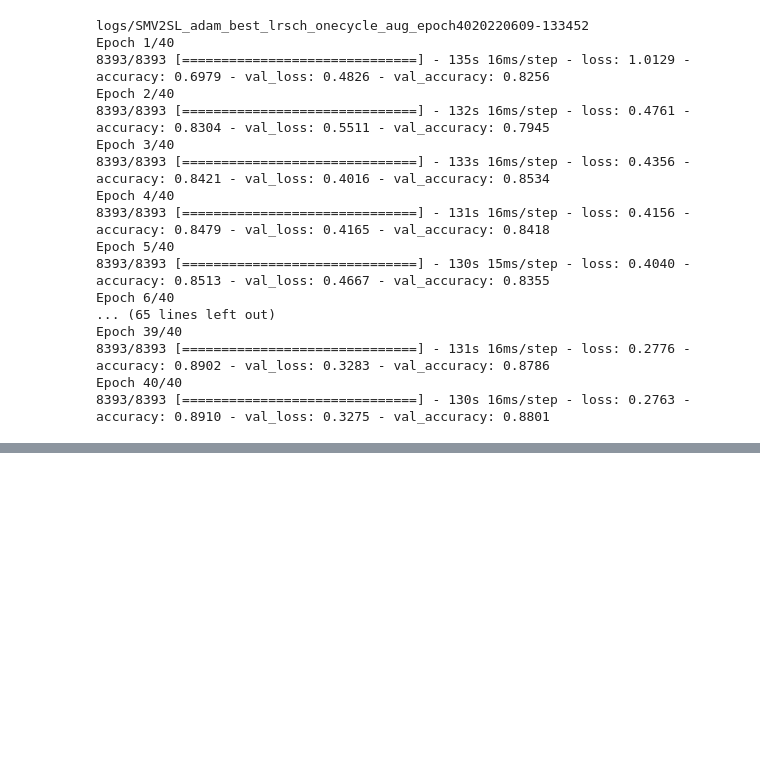
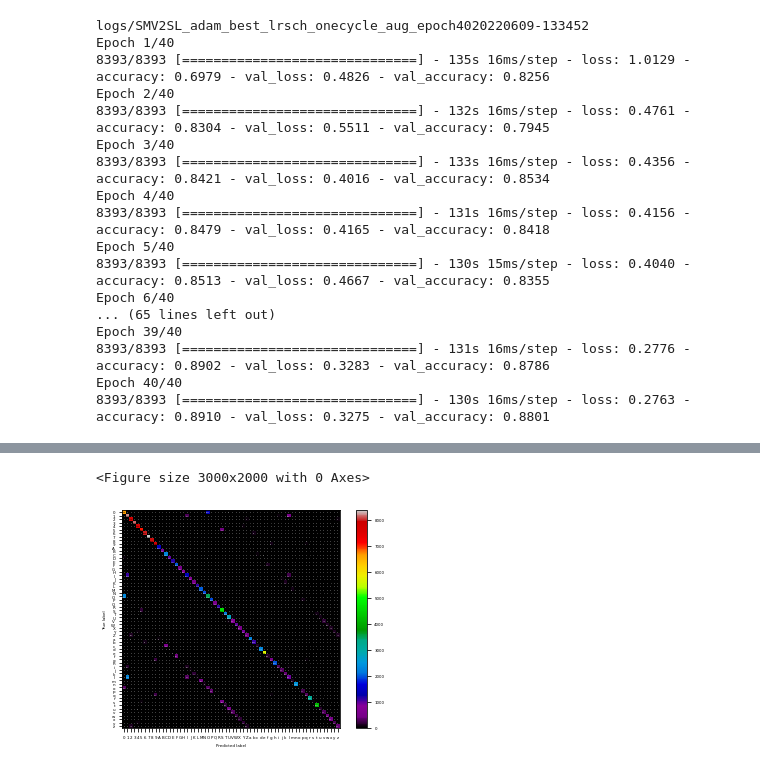
Before and after one commit to mjcart/2022-ANN-project, a Jupyter notebook: SHY/SMV2SL.ipynb, the cells around one changed output, grey strips where cells are left out. Saved outputs shown, nothing was run; the diff lists cells and outputs as text; code cells hidden in the pictures; blank space fills up the shorter version.

Commit message:
SMV2_SL(confusion_matrix, tensorboard)

```diff
--- a/SHY/SMV2SL.ipynb
+++ b/SHY/SMV2SL.ipynb
@@ -280,4 +280,4 @@ Epoch 40/40
 # %%
 smv2_SL.save("SMV2SL_adam_best_lrsch_onecycle_aug_epoch40.h5")
 # %%
-smv2_SL_best=keras.models.load_model("SMV2SL_adam_best_lrsch_onecycle_aug_epoch40.h5",custiom_objects={"Inveted_Residual_Block":Inveted_Residual_Block})
+smv2_SL_best=keras.models.load_model("SMV2SL_adam_best_lrsch_onecycle_aug_epoch40.h5",custom_objects={"Inveted_Residual_Block":Inveted_Residual_Block})
@@ -291,0 +296,23 @@ smv2_l_best.evaluate(X_valid_final,y_valid)
+# %%
+import matplotlib.pyplot as plt
+from sklearn.datasets import make_classification
+from sklearn.metrics import confusion_matrix, ConfusionMatrixDisplay
+
+mpl.rc('axes', labelsize=4)
+mpl.rc('xtick', labelsize=4)
+mpl.rc('ytick', labelsize=4)
+mpl.rc('font',size=1.5)
+
+label=['0','1','2','3','4','5','6','7','8','9','A','B','C','D','E','F','G','H','I','J','K','L','M','N','O','P','Q','R','S','T','U','V','W','X','Y','Z','a','b','c','d','e','f','g','h','i','j','k','l','m','n','o','p','q','r','s','t','u','v','w','x','y','z']
+# %%
+y_predict=smv2_SL_best.predict(X_valid_final)
+y_pred=np.argmax(y_predict,axis=1)
+# %%
+cf=confusion_matrix(y_valid,y_pred)
+cm=ConfusionMatrixDisplay(confusion_matrix=cf,display_labels=label)
+plt.figure(dpi=500)
+cm.plot(cmap="nipy_spectral")
+plt.savefig("smv2_confusion_matrix.png",dpi=500)
+# %% [output]
+<Figure size 3000x2000 with 0 Axes>
+[figure, added]
```
Also changed, not shown: parts of 7 cells of this notebook, 1 other file.
